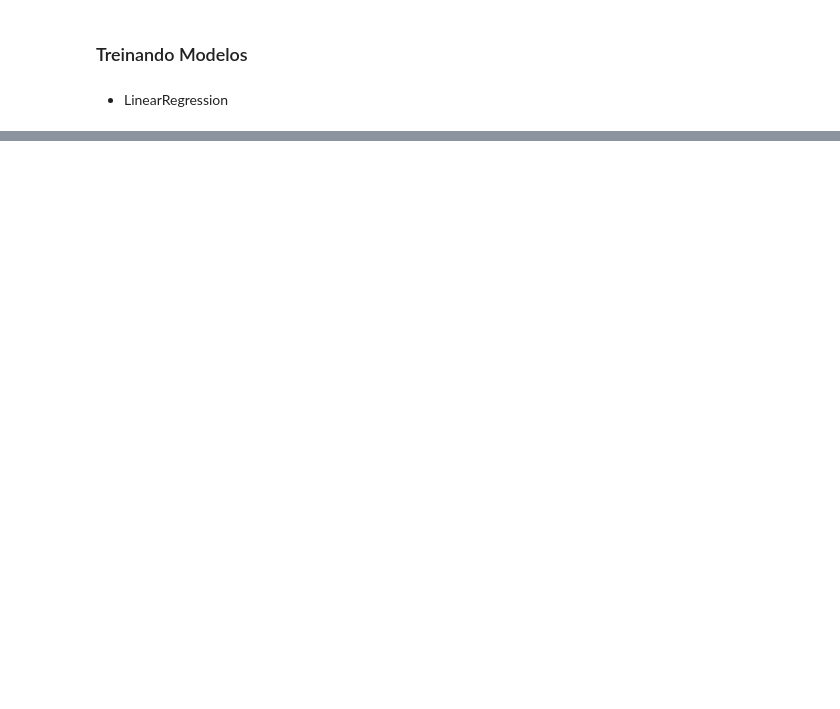
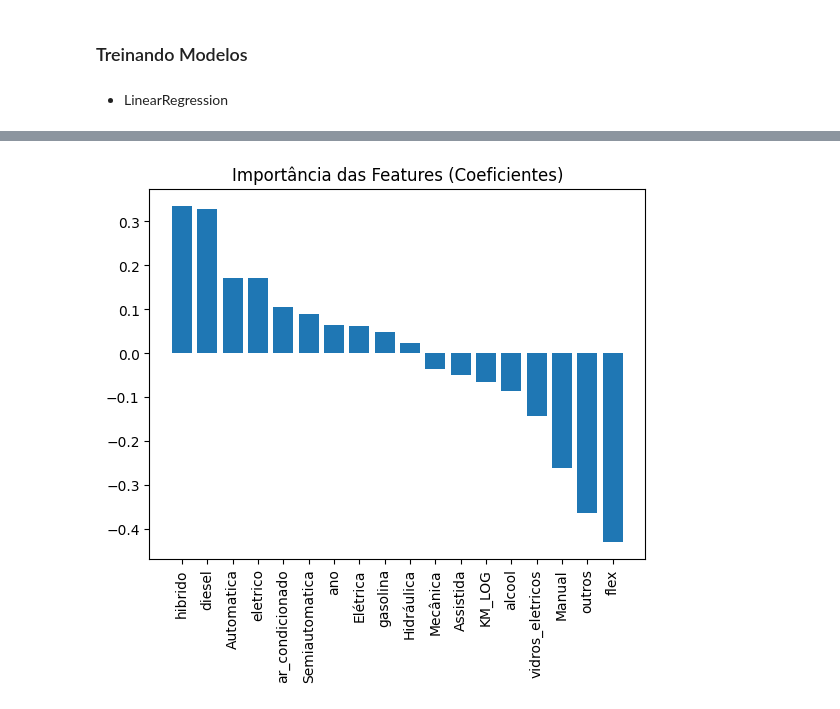
Before and after one commit to RailanDeivid/MercadoLivre_Scraper_and_CarPricePredictor, a Jupyter notebook: src/modelagem/modelagem.ipynb, the cells around one changed output, grey strips where cells are left out. Saved outputs shown, nothing was run; the diff lists cells and outputs as text; code cells hidden in the pictures; blank space fills up the shorter version.

```diff
--- a/src/modelagem/modelagem.ipynb
+++ b/src/modelagem/modelagem.ipynb
@@ -79,11 +51,3 @@ X_treino_abs, X_teste_abs, y_treino_abs, y_teste_abs = train_test_split(X_valore
 ### Treinando Modelos
 # %% [markdown]
 * LinearRegression
-# %%
-resultados = []
-lr = LinearRegression()
-lr.fit(X_treino_abs,y_treino_abs)
-resultados.append( ('lr',lr.score(X_teste_abs,y_teste_abs)) )
-
-print("Métrica R²")
-print(lr.score(X_teste_abs,y_teste_abs))
@@ -95,6 +53,0 @@ Métrica R²
-# %%
-dtr = DecisionTreeRegressor()
-dtr.fit(X_treino_abs,y_treino_abs)
-resultados.append( ('dtr', dtr.score(X_teste_abs,y_teste_abs)) )
-print("Métrica R²")
-print(dtr.score(X_teste_abs,y_teste_abs))
@@ -122,0 +134,12 @@ resultados
+# %%
+importances = lr_model.coef_
+indices = np.argsort(importances)[::-1]
+importances = lr_model.coef_
+indices = np.argsort(importances)[::-1]
+plt.figure()
+plt.title("Importância das Features (Coeficientes)")
+plt.bar(range(X_treino_abs.shape[1]), importances[indices], align="center")
+plt.xticks(range(X_treino_abs.shape[1]), X_treino_abs.columns[indices], rotation=90)
+plt.show()
+# %% [output]
+[figure, added]
```
Also changed, not shown: parts of 23 cells of this notebook, 5 other files.
